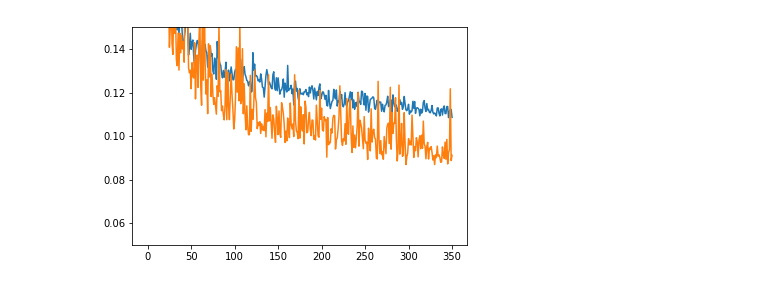
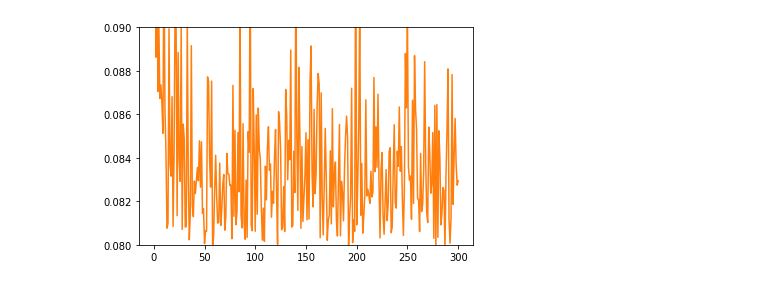
Before and after one commit to tongdaxu/ECE-GY-6123-IMAGE-AND-VIDEO-PROCESSING, a Jupyter notebook: MouseProj/08. Print Log.ipynb, the cells around one changed output. Drawn from its saved outputs; the diff is of its cells as text; code cells hidden in the pictures.

```diff
--- a/MouseProj/08. Print Log.ipynb
+++ b/MouseProj/08. Print Log.ipynb
@@ -20,19 +20,29 @@ import numpy as np
 # filename = 'checkpoint2019-05-07 15:27:40.379437.pth'
 
 # 350 epoch 0.093 +_ 0.007
-filename = 'checkpoint2019-05-08 09:48:23.554126.pth'
+# filename = 'checkpoint2019-05-08 09:48:23.554126.pth'
+
+# 700 epoch 0.088 +_ 0.007
+# filename = 'checkpoint2019-05-11 06:23:50.403772.pth'
+
+# lr /= 10
+# 850 epoch 0.084 +_ 0.003
+# filename = 'checkpoint2019-05-12 10:35:29.259213.pth'
+
+# 1000 epoch 0.083 +_ 0.002
+filename = 'checkpoint2019-05-13 09:27:46.777908.pth'
 
 checkpoint = torch.load(filename, map_location=torch.device('cpu'))
 logger = checkpoint['logger']
 # %%
 trainloss = logger['train']
 epochs = len(trainloss)
 valloss = [logger['validation'][i].numpy() for i in np.arange(epochs)]
-plt.ylim(0.05,0.15)
+plt.ylim(0.08,0.09)
 plt.plot (np.arange(epochs), trainloss)
 plt.plot (np.arange(epochs), valloss)
 plt.show()
 print('best validation loss is {} in epoch {}'.format(np.min(valloss), np.argmin(valloss)))
-print('latest 25 epoch stats is +- {} {}'.format (np.std(valloss[-25:]), np.mean(valloss[-25:])))
+print('latest 25 epoch stats is +- {} {}'.format (np.std(valloss[-50:]), np.mean(valloss[-50:])))
 # %% [output]
-[figure, old version]
+[figure, new version]
```
Also changed, not shown: parts of 1 cell of this notebook, 3 other files.
